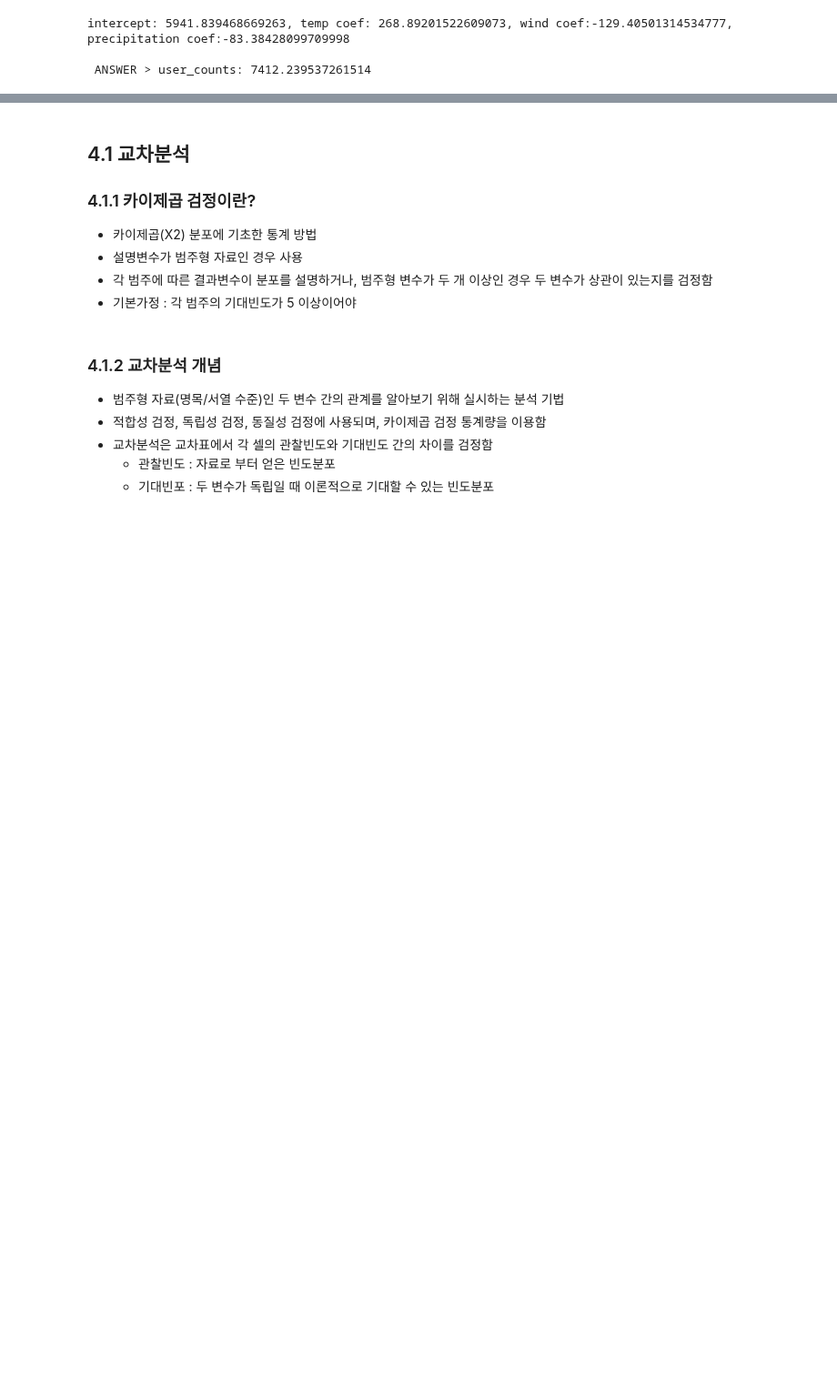
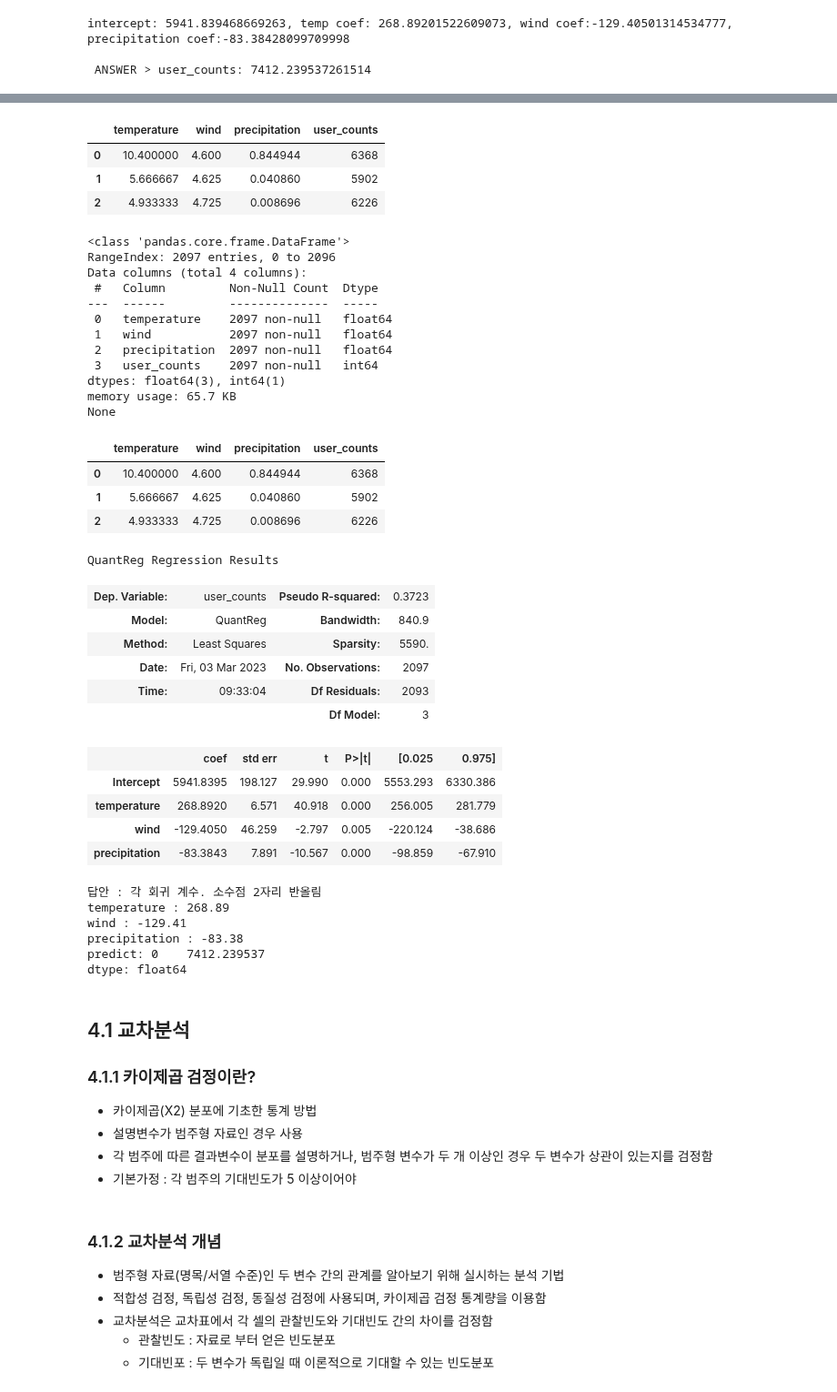
Before and after one commit to johyunkang/adp_certificate, a Jupyter notebook: adp_stats_quiz.ipynb, the cells around one changed output, grey strips where cells are left out. Shown at 91% size. Cells and saved outputs as stored; diff of their text form; code cells hidden in the pictures; blank space fills up the shorter version.

```diff
--- a/adp_stats_quiz.ipynb
+++ b/adp_stats_quiz.ipynb
@@ -239,3 +252,75 @@ round(((15/10 * 25/15)**0.5 -1) * 100, 2)
+# %%
+import pandas as pd
+df = pd.read_csv('https://raw.githubusercontent.com/Datamanim/datarepo/main/adp/27/problem8.csv')
+display(df.head(3))
+print(df.info())
+
+
+# 1번문제
+import statsmodels.formula.api as smf
+display(df.head(3))
+
+formula = 'user_counts ~ temperature + wind + precipitation'
+model = smf.quantreg(formula, df)
+result = model.fit(q=0.5) # 백분위 50%
+print('\n\n')
+display(result.summary())
+
+names = result.params[1:].index
+values = result.params[1:].values
+
+print('\n\n답안 : 각 회귀 계수. 소수점 2자리 반올림')
+for name, val in zip(names, values) :
+    print(name, ':', round(val, 2))
+
+
+
+
+# 2번문제
+df_sample = pd.DataFrame(data={'temperature':[10.5], 'wind': [8.2], 'precipitation': [3.5]})
+
+y_predict = result.predict(df_sample)
+
+print('predict:', y_predict)
+# %% [output]
+|  | temperature | wind | precipitation | user_counts |
+| 0 | 10.400000 | 4.600 | 0.844944 | 6368 |
+| 1 | 5.666667 | 4.625 | 0.040860 | 5902 |
+| 2 | 4.933333 | 4.725 | 0.008696 | 6226 |
+<class 'pandas.core.frame.DataFrame'>
+RangeIndex: 2097 entries, 0 to 2096
+Data columns (total 4 columns):
+ #   Column         Non-Null Count  Dtype
+---  ------         --------------  -----
+ 0   temperature    2097 non-null   float64
+ 1   wind           2097 non-null   float64
+ 2   precipitation  2097 non-null   float64
+ 3   user_counts    2097 non-null   int64
+dtypes: float64(3), int64(1)
+memory usage: 65.7 KB
+None
+|  | temperature | wind | precipitation | user_counts |
+| 0 | 10.400000 | 4.600 | 0.844944 | 6368 |
+| 1 | 5.666667 | 4.625 | 0.040860 | 5902 |
+| 2 | 4.933333 | 4.725 | 0.008696 | 6226 |
+QuantReg Regression Results
+| Dep. Variable: | user_counts | Pseudo R-squared: | 0.3723 |
+| Model: | QuantReg | Bandwidth: | 840.9 |
+| Method: | Least Squares | Sparsity: | 5590. |
+| Date: | Fri, 03 Mar 2023 | No. Observations: | 2097 |
+| Time: | 09:33:04 | Df Residuals: | 2093 |
+|  |  | Df Model: | 3 |
+|  | coef | std err | t | P>|t| | [0.025 | 0.975] |
+| Intercept | 5941.8395 | 198.127 | 29.990 | 0.000 | 5553.293 | 6330.386 |
+| temperature | 268.8920 | 6.571 | 40.918 | 0.000 | 256.005 | 281.779 |
+| wind | -129.4050 | 46.259 | -2.797 | 0.005 | -220.124 | -38.686 |
+| precipitation | -83.3843 | 7.891 | -10.567 | 0.000 | -98.859 | -67.910 |
+답안 : 각 회귀 계수. 소수점 2자리 반올림
+temperature : 268.89
+wind : -129.41
+precipitation : -83.38
+predict: 0    7412.239537
+dtype: float64
 # %% [markdown]
 ## 4.1 교차분석
 ### 4.1.1 카이제곱 검정이란?
```
Also changed, not shown: parts of 4 cells of this notebook.
